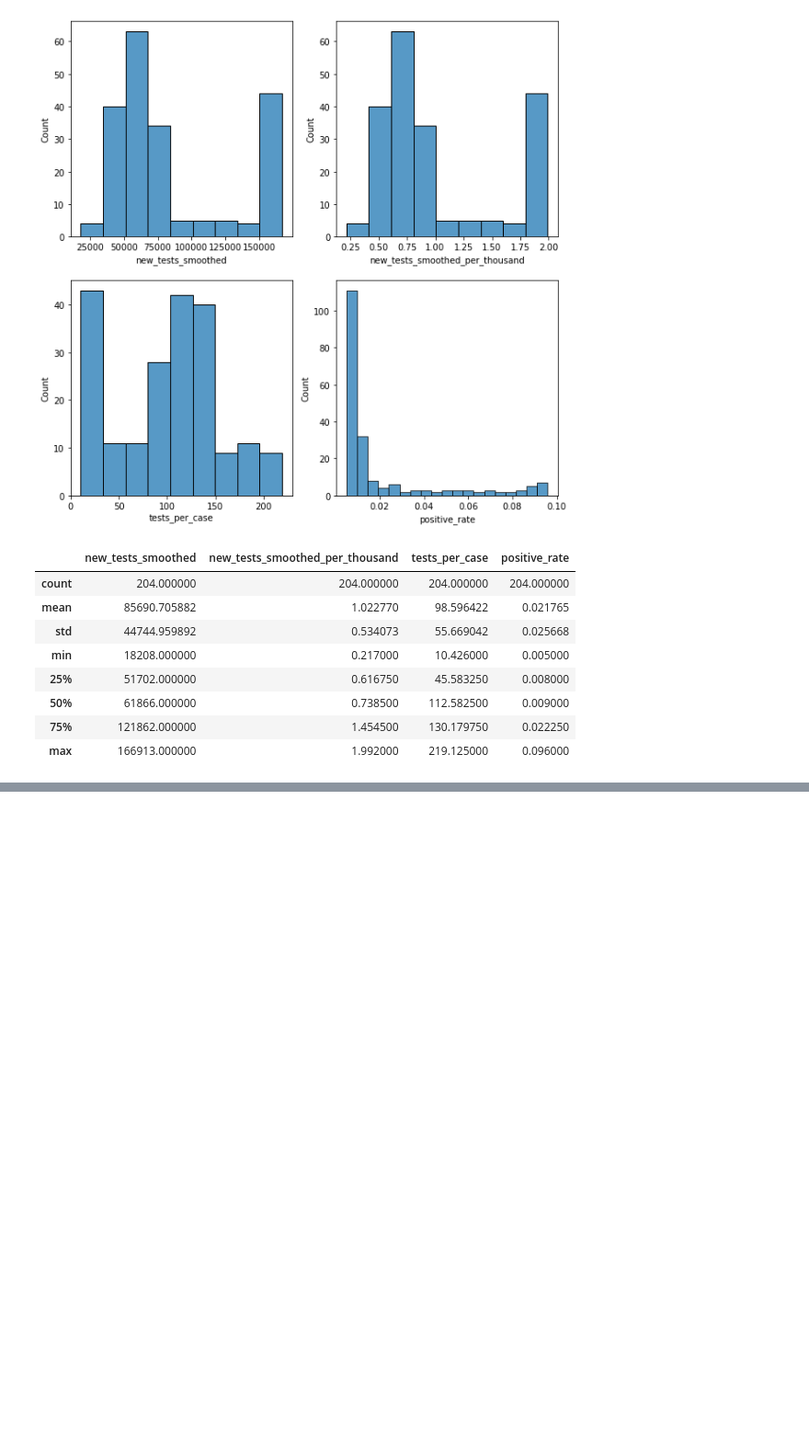
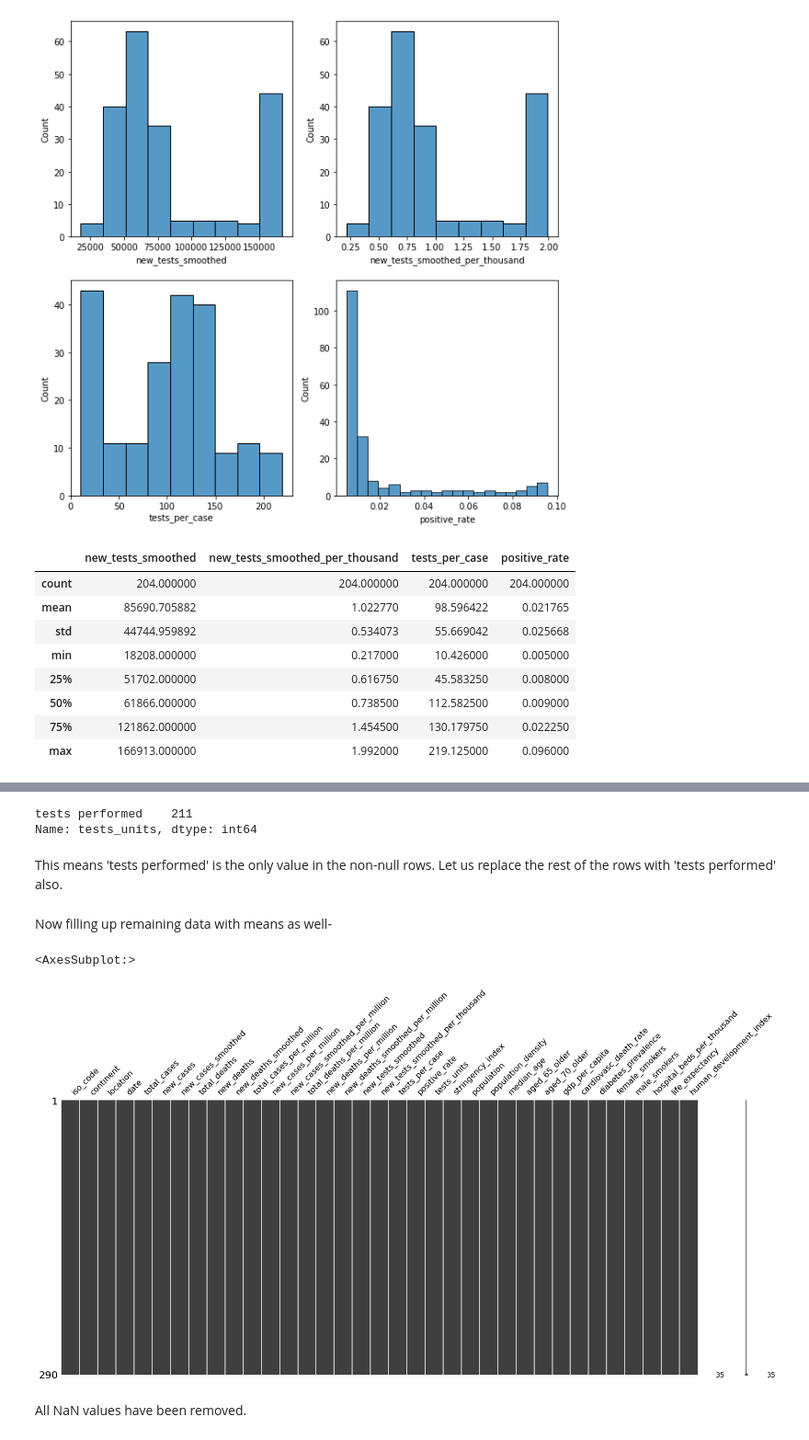
Before and after one commit to Sambhavi-G/covid_thinkit, a Jupyter notebook: Covid_data.ipynb, the cells around one changed output, grey strips where cells are left out. Shown at 92% size. Cells and saved outputs as stored; diff of their text form; code cells hidden in the pictures; blank space fills up the shorter version.

```diff
--- a/Covid_data.ipynb
+++ b/Covid_data.ipynb
@@ -195,0 +180,17 @@ germany_data.describe().loc[:,['new_tests_smoothed','new_tests_smoothed_per_thou
+# %%
+germany_data['new_tests_smoothed']=germany_data['new_tests_smoothed'].fillna(germany_data['new_tests_smoothed'].mean())
+# %%
+germany_data['new_tests_smoothed_per_thousand']=germany_data['new_tests_smoothed_per_thousand'].fillna(germany_data['new_tests_smoothed_per_thousand'].mean())
+germany_data['tests_per_case']=germany_data['tests_per_case'].fillna(germany_data['tests_per_case'].mean())
+germany_data['positive_rate']=germany_data['positive_rate'].fillna(germany_data['positive_rate'].median())
+# %%
+germany_data['tests_units'].value_counts()
+# %% [output]
+tests performed    211
+Name: tests_units, dtype: int64
+# %% [markdown]
+This means 'tests performed' is the only value in the non-null rows. Let us replace the rest of the rows with 'tests performed' also.
+# %%
+germany_data['tests_units']=germany_data['tests_units'].fillna('tests_performed')
+# %% [markdown]
+Now filling up remaining data with means as well-
@@ -195,0 +204,7 @@ germany_data.describe().loc[:,['new_tests_smoothed','new_tests_smoothed_per_thou
+# %%
+msno.matrix(germany_data)
+# %% [output]
+<AxesSubplot:>
+[figure, added]
+# %% [markdown]
+All NaN values have been removed.
```
Also changed, not shown: parts of 3 cells of this notebook.
